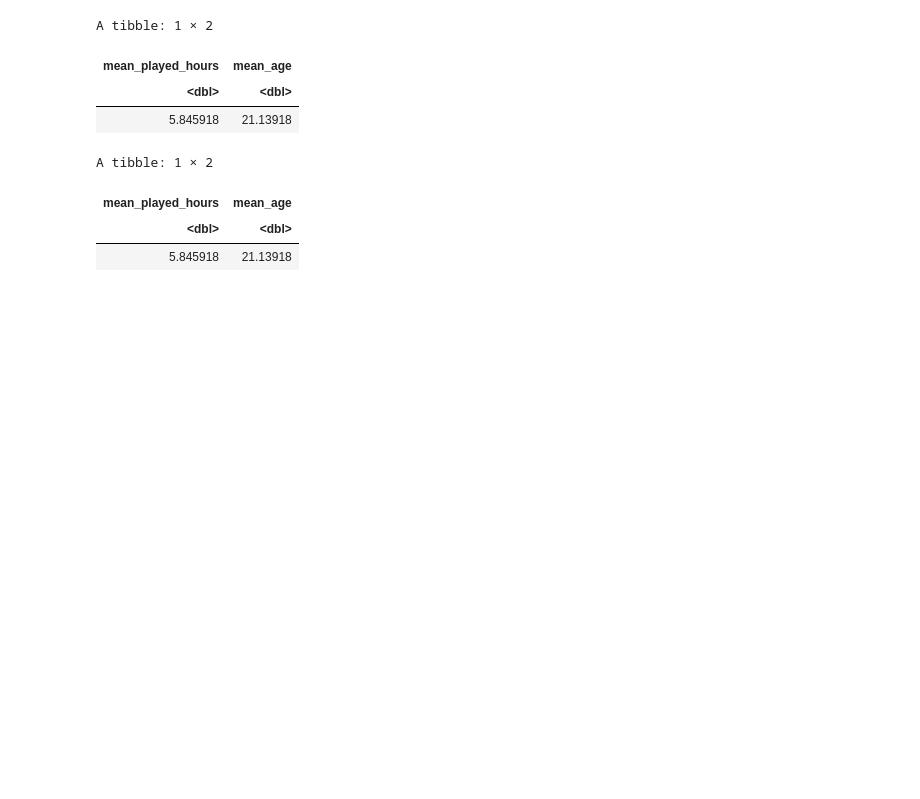
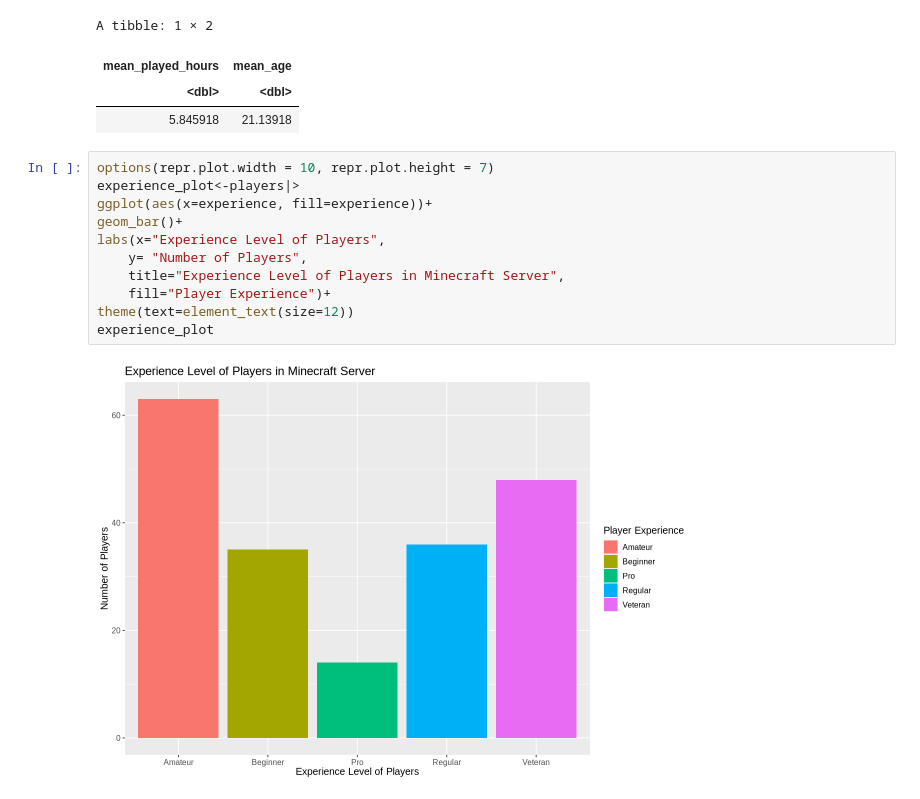
Before and after one commit to andrewww166/planning_stage, a Jupyter notebook: planning_stage.ipynb, the cells around one changed output. Cells and saved outputs as stored; diff of their text form; blank space fills up the shorter version.

```diff
--- a/planning_stage.ipynb
+++ b/planning_stage.ipynb
@@ -71,8 +82,15 @@ A tibble: 1 × 2
 | <dbl> | <dbl> |
 | 5.845918 | 21.13918 |
 # %%
+options(repr.plot.width = 10, repr.plot.height = 7)
+experience_plot<-players|>
+ggplot(aes(x=experience, fill=experience))+
+geom_bar()+
+labs(x="Experience Level of Players",
+    y= "Number of Players",
+    title="Experience Level of Players in Minecraft Server",
+    fill="Player Experience")+
+theme(text=element_text(size=12))
+experience_plot
 # %% [output]
-A tibble: 1 × 2
-| mean_played_hours | mean_age |
-| <dbl> | <dbl> |
-| 5.845918 | 21.13918 |
+[figure, added]
```
Also changed, not shown: parts of 10 cells of this notebook.
